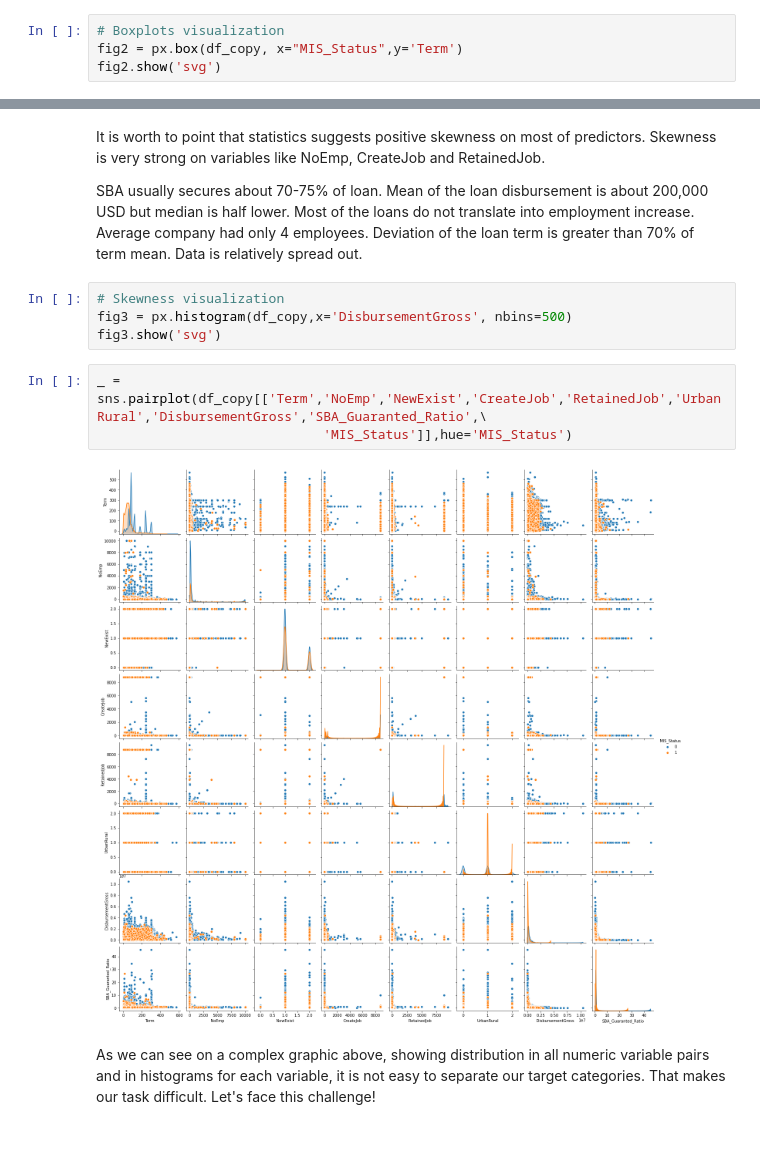
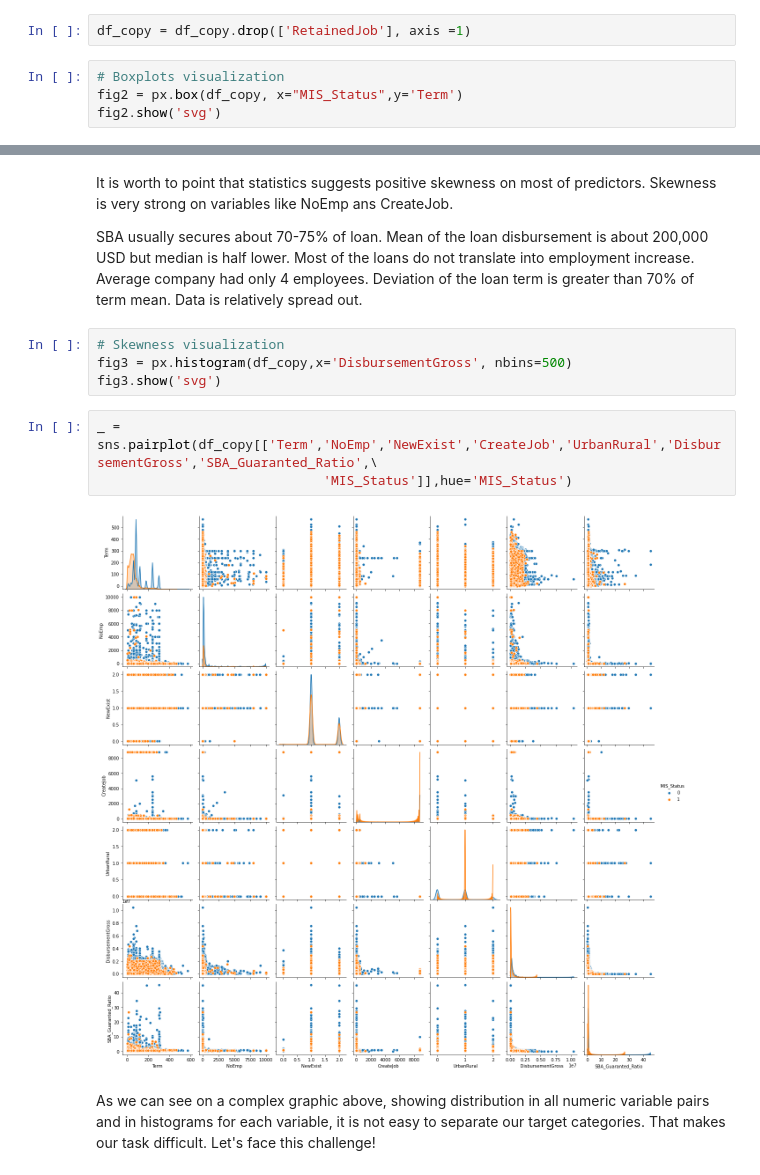
Before and after one commit to WojtekSzlezak/Loan-default-prediction-SBA, a Jupyter notebook: Loan_default_SBA.ipynb, the cells around one changed output, grey strips where cells are left out. Saved outputs shown, nothing was run; the diff lists cells and outputs as text; blank space fills up the shorter version.

```diff
--- a/Loan_default_SBA.ipynb
+++ b/Loan_default_SBA.ipynb
@@ -233,6 +233,8 @@ The strongest relation we can observe between created and retained job positions
 Disbursement gross seems to be related with loan term what we also find logical. Average company needs more time to repay it's debt if value of liability is higher.
 
 What's interesting SBA usually decides to hedge greater value of the loan if it is a long term loan. Our target is in the strongest relation with both just mentioned above variables and UrbanRural column informing us about company's place of business.
+# %%
+df_copy = df_copy.drop(['RetainedJob'], axis =1)
 # %%
 # Boxplots visualization
 fig2 = px.box(df_copy, x="MIS_Status",y='Term')
@@ -255,5 +257,5 @@ df_copy[['Term','NoEmp','CreateJob','RetainedJob','DisbursementGross','SBA_Guara
 # %% [markdown]
-It is worth to point that statistics suggests positive skewness on most of predictors. Skewness is very strong on variables like NoEmp, CreateJob and RetainedJob.
+It is worth to point that statistics suggests positive skewness on most of predictors. Skewness is very strong on variables like NoEmp ans CreateJob.
 
 SBA usually secures about 70-75% of loan. Mean of the loan disbursement is about 200,000 USD but median is half lower. Most of the loans do not translate into employment increase. Average company had only 4 employees. Deviation of the loan term is greater than 70% of term mean. Data is relatively spread out.
 # %%
@@ -261,10 +263,10 @@ SBA usually secures about 70-75% of loan. Mean of the loan disbursement is about
 fig3 = px.histogram(df_copy,x='DisbursementGross', nbins=500)
 fig3.show('svg')
 # %%
-_ = sns.pairplot(df_copy[['Term','NoEmp','NewExist','CreateJob','RetainedJob','UrbanRural','DisbursementGross','SBA_Guaranted_Ratio',\
+_ = sns.pairplot(df_copy[['Term','NoEmp','NewExist','CreateJob','UrbanRural','DisbursementGross','SBA_Guaranted_Ratio',\
                              'MIS_Status']],hue='MIS_Status')
 # %% [output]
-[figure, old version]
+[figure, new version]
 # %% [markdown]
 As we can see on a complex graphic above, showing distribution in all numeric variable pairs and in histograms for each variable, it is not easy to separate our target categories. That makes our task difficult. Let's face this challenge!
 # %% [markdown]
```
Also changed, not shown: parts of 62 cells of this notebook.
